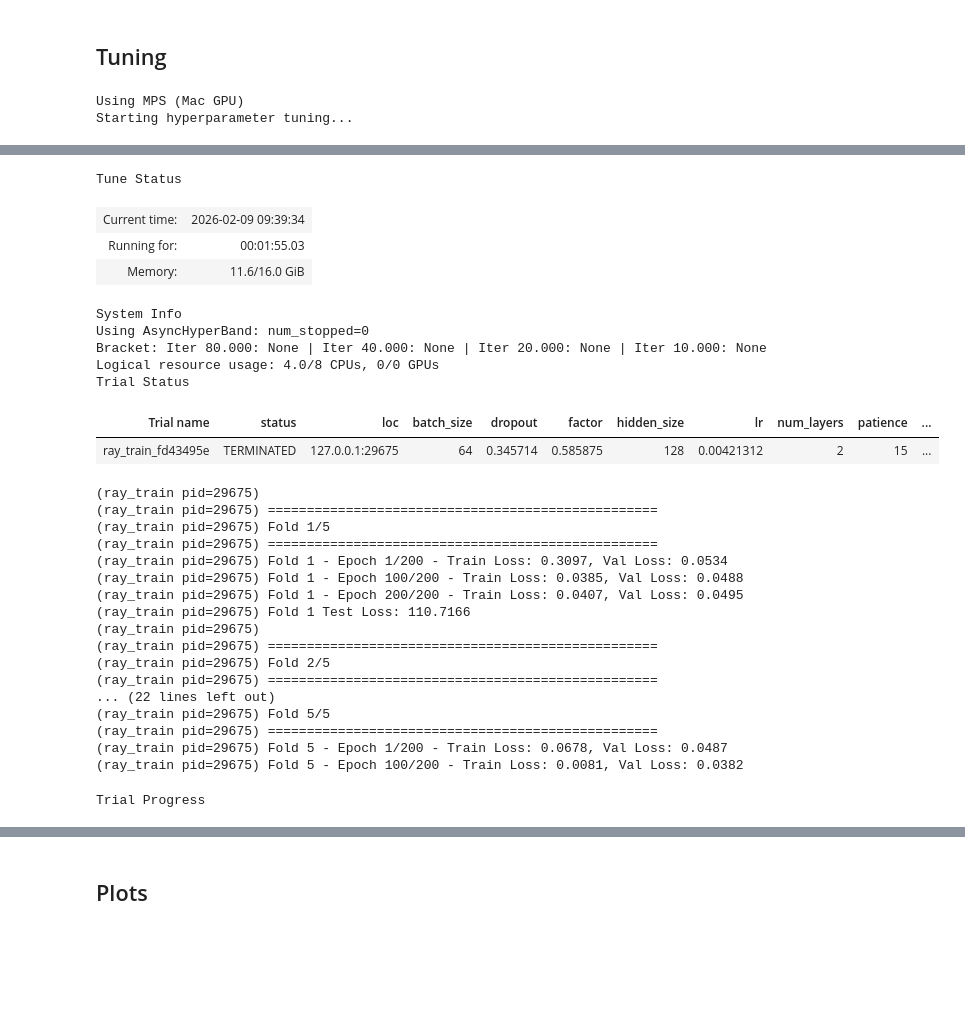
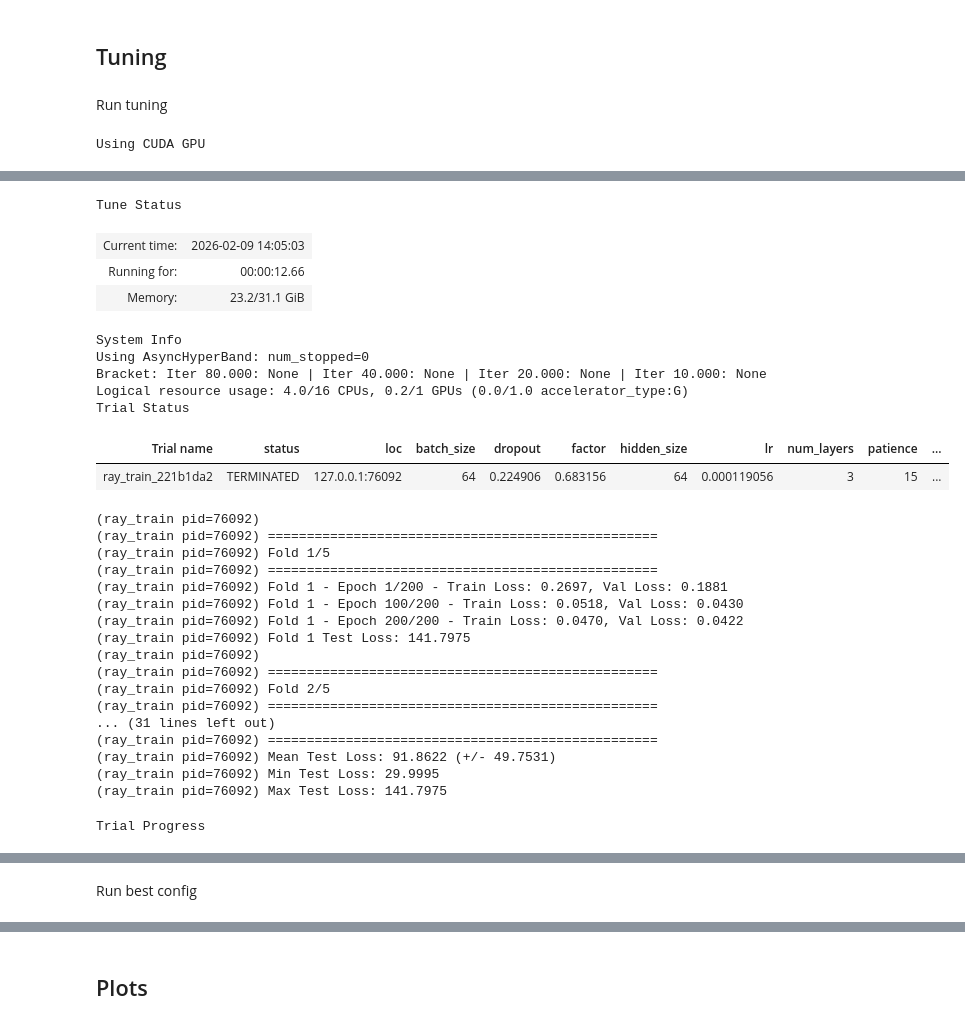
Before and after one commit to paulomercado/caps, a Jupyter notebook: main.ipynb, the cells around one changed output, grey strips where cells are left out. Drawn from its saved outputs; the diff is of its cells as text; code cells hidden in the pictures; blank space fills up the shorter version.

```diff
--- a/main.ipynb
+++ b/main.ipynb
@@ -574,8 +575,11 @@ from tuning import ray_train
+# %% [markdown]
+Run tuning
 # %%
-#trials
+# number of trials for tuning
 trials = 1
 # Define search space
 search_space = {
+    #hyperparameters
     "lr": tune.loguniform(1e-4, 1e-2),
     "hidden_size": tune.choice([32, 64, 128, 256]),
     "dropout": tune.uniform(0.1, 0.5),
@@ -585,9 +589,15 @@ search_space = {
     "seq_len": tune.choice([5, 10, 15, 20]),
     "factor": tune.uniform(0.3, 0.7),
     "patience": tune.choice([5, 10, 15]),
+
+    #data
+    "features": ['BIR', 'BOC', 'Other Offices',"Non-tax Revenues", "Expenditures", 'TotalTrade_PHPMN', 'NominalGDP_disagg', 'Pop_disagg'],
+    "labels": ["BIR", "BOC", "Other Offices","Non-tax Revenues", "Expenditures"],
+    "dummy_vars": ['COVID-19','TRAIN','CREATE','FIST','BIR_COMM'],
+    "experiment_name": "exp_baseline"
 }
 
-# ASHA Scheduler - remove verbose if it exists
+# ASHA Scheduler
 scheduler = ASHAScheduler(
     metric="loss",
     mode="min",
@@ -596,7 +606,7 @@ scheduler = ASHAScheduler(
     reduction_factor=2
 )
 
-# Optuna Search - remove verbose if it exists
+# Optuna Search
 search_alg = OptunaSearch(
     metric="loss",
     mode="min"
@@ -624,7 +634,7 @@ tuner = Tuner(
     tune_config=tune.TuneConfig(
         search_alg=search_alg,
         scheduler=scheduler,
-        num_samples=trials,  # Start with just 5 to test
+        num_samples=trials,
         trial_dirname_creator=trial_dirname_creator
     ),
     run_config=RunConfig(
@@ -635,7 +645,6 @@ tuner = Tuner(
 )
 
 # Run tuning
-print("Starting hyperparameter tuning...")
 results = tuner.fit()
 
 # Get best result
@@ -652,5 +661,4 @@ print(f"\nBest CV Loss: {best_result.metrics['loss']:.4f}")
 with open("best_config.json", "w") as f:
     json.dump(best_config, f, indent=4)
 # %% [output]
-Using MPS (Mac GPU)
-Starting hyperparameter tuning...
+Using CUDA GPU
@@ -660,30 +668,30 @@ Starting hyperparameter tuning...
 Tune Status
-| Current time: | 2026-02-09 09:39:34 |
-| Running for: | 00:01:55.03 |
-| Memory: | 11.6/16.0 GiB |
+| Current time: | 2026-02-09 14:05:03 |
+| Running for: | 00:00:12.66 |
+| Memory: | 23.2/31.1 GiB |
 System Info
 Using AsyncHyperBand: num_stopped=0
 Bracket: Iter 80.000: None | Iter 40.000: None | Iter 20.000: None | Iter 10.000: None
-Logical resource usage: 4.0/8 CPUs, 0/0 GPUs
+Logical resource usage: 4.0/16 CPUs, 0.2/1 GPUs (0.0/1.0 accelerator_type:G)
 Trial Status
 | Trial name | status | loc | batch_size | dropout | factor | hidden_size | lr | num_layers | patience | ... |
-| ray_train_fd43495e | TERMINATED | 127.0.0.1:29675 | 64 | 0.345714 | 0.585875 | 128 | 0.00421312 | 2 | 15 | ... |
+| ray_train_221b1da2 | TERMINATED | 127.0.0.1:76092 | 64 | 0.224906 | 0.683156 | 64 | 0.000119056 | 3 | 15 | ... |
-(ray_train pid=29675)
-(ray_train pid=29675) ==================================================
-(ray_train pid=29675) Fold 1/5
-(ray_train pid=29675) ==================================================
-(ray_train pid=29675) Fold 1 - Epoch 1/200 - Train Loss: 0.3097, Val Loss: 0.0534
-(ray_train pid=29675) Fold 1 - Epoch 100/200 - Train Loss: 0.0385, Val Loss: 0.0488
-(ray_train pid=29675) Fold 1 - Epoch 200/200 - Train Loss: 0.0407, Val Loss: 0.0495
-(ray_train pid=29675) Fold 1 Test Loss: 110.7166
-(ray_train pid=29675)
-(ray_train pid=29675) ==================================================
-(ray_train pid=29675) Fold 2/5
-(ray_train pid=29675) ==================================================
-... (22 lines left out)
-(ray_train pid=29675) Fold 5/5
-(ray_train pid=29675) ==================================================
-(ray_train pid=29675) Fold 5 - Epoch 1/200 - Train Loss: 0.0678, Val Loss: 0.0487
-(ray_train pid=29675) Fold 5 - Epoch 100/200 - Train Loss: 0.0081, Val Loss: 0.0382
+(ray_train pid=76092)
+(ray_train pid=76092) ==================================================
+(ray_train pid=76092) Fold 1/5
+(ray_train pid=76092) ==================================================
+(ray_train pid=76092) Fold 1 - Epoch 1/200 - Train Loss: 0.2697, Val Loss: 0.1881
+(ray_train pid=76092) Fold 1 - Epoch 100/200 - Train Loss: 0.0518, Val Loss: 0.0430
+(ray_train pid=76092) Fold 1 - Epoch 200/200 - Train Loss: 0.0470, Val Loss: 0.0422
+(ray_train pid=76092) Fold 1 Test Loss: 141.7975
+(ray_train pid=76092)
+(ray_train pid=76092) ==================================================
+(ray_train pid=76092) Fold 2/5
+(ray_train pid=76092) ==================================================
+... (31 lines left out)
+(ray_train pid=76092) ==================================================
+(ray_train pid=76092) Mean Test Loss: 91.8622 (+/- 49.7531)
+(ray_train pid=76092) Min Test Loss: 29.9995
+(ray_train pid=76092) Max Test Loss: 141.7975
 Trial Progress
 | Trial name | checkpoint_dir_name | date | done | experiment_tag | hostname | iterations_since_restore | loss | ... |
@@ -710,3 +719,5 @@ Best CV Loss: 63.6106
+# %% [markdown]
+Run best config
 # %%
 with open("best_config.json", "r") as f:
     best_config = json.load(f)
```
Also changed, not shown: parts of 10 cells of this notebook, 6 other files.
